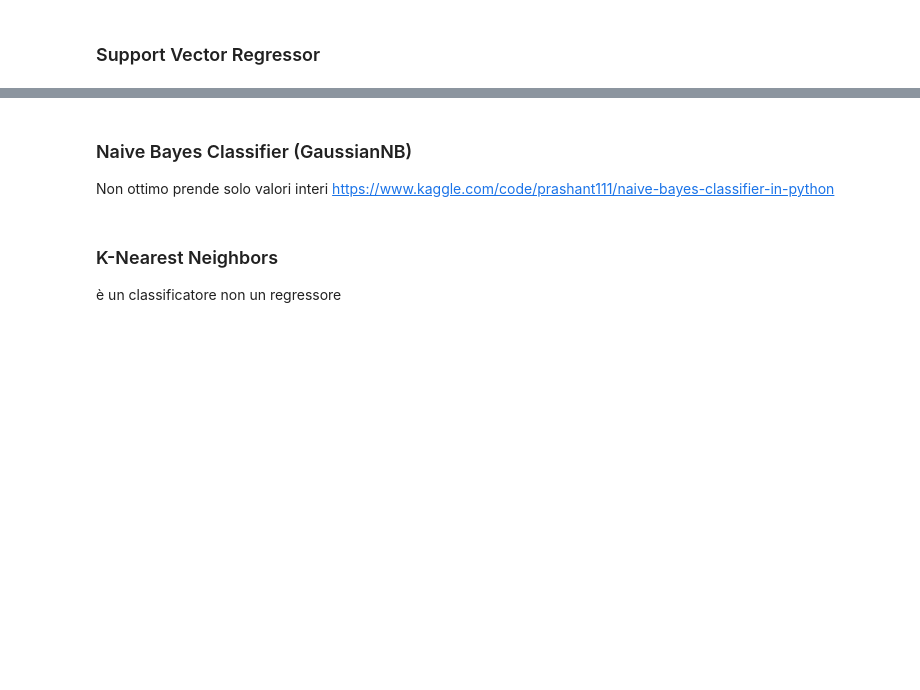
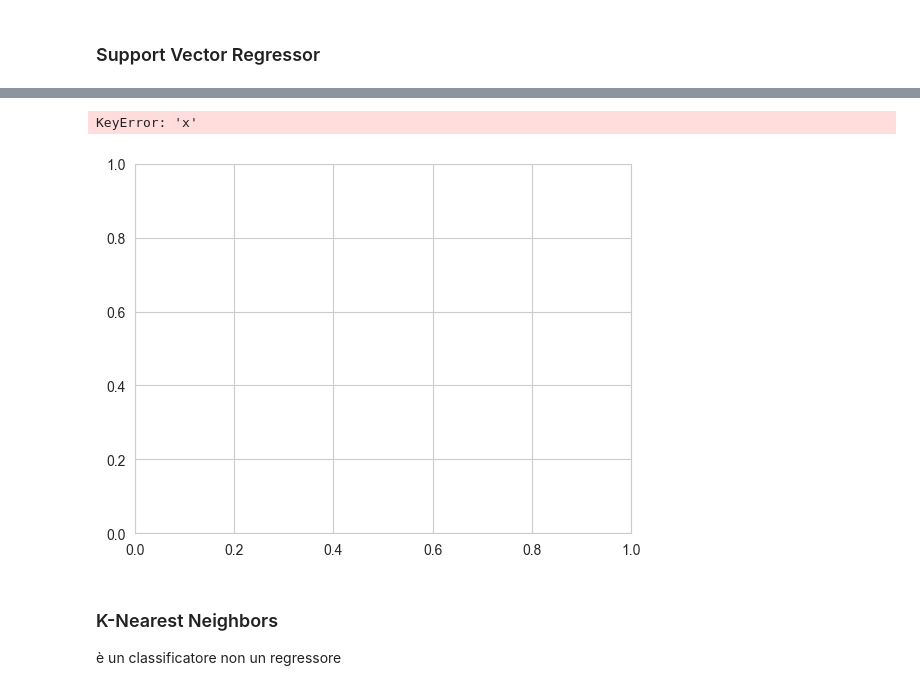
Before and after one commit to DiegoConce/data-analytics-movielens, a Jupyter notebook: ClassicMl.ipynb, the cells around one changed output, grey strips where cells are left out. Drawn from its saved outputs; the diff is of its cells as text; code cells hidden in the pictures; blank space fills up the shorter version.

```diff
--- a/ClassicMl.ipynb
+++ b/ClassicMl.ipynb
@@ -259,7 +254,7 @@ print(n_est)
 from sklearn.ensemble import RandomForestRegressor
 import itertools
 
-n_est = [i for i in range(50, 210, 10)]
+n_est = [100, 150, 200]
 criterion = ['squared_error', 'friedman_mse', 'poisson']
 
 best_mse = None
@@ -334,7 +333,7 @@ plt.show()
 # %%
 from sklearn.ensemble import GradientBoostingRegressor
 
-n_est = [i for i in range(50, 210, 10)]
+n_est = [100, 150, 200]
 criterion = ['friedman_mse', 'squared_error']
 
 best_mse = None
@@ -435,4 +473,0 @@ print('R2 Score:', r2)
-# %% [markdown]
-### Naive Bayes Classifier (GaussianNB)
-Non ottimo prende solo valori interi
-https://www.kaggle.com/code/prashant111/naive-bayes-classifier-in-python
@@ -475,3 +474,15 @@ print('True Negatives:', TN)
+# %%
+results = pd.DataFrame(results, columns=['Iteration', 'C', 'Epsilon', 'Kernel', 'MSE'])
+
+sns.lineplot(x='C', y='MSE', hue='Kernel', data=results, palette='Set1')
+plt.xlabel('C')
+plt.ylabel('MSE')
+plt.title('Support Vector Regression: MSE vs C')
+plt.scatter(best_c, best_mse, color='red', marker='o', s=100)
+plt.show()
+# %% [output]
+KeyError: 'x'
+[figure, added]
 # %% [markdown]
 ### K-Nearest Neighbors
 è un classificatore non un regressore
```
Also changed, not shown: parts of 11 cells of this notebook, 1 other file.
